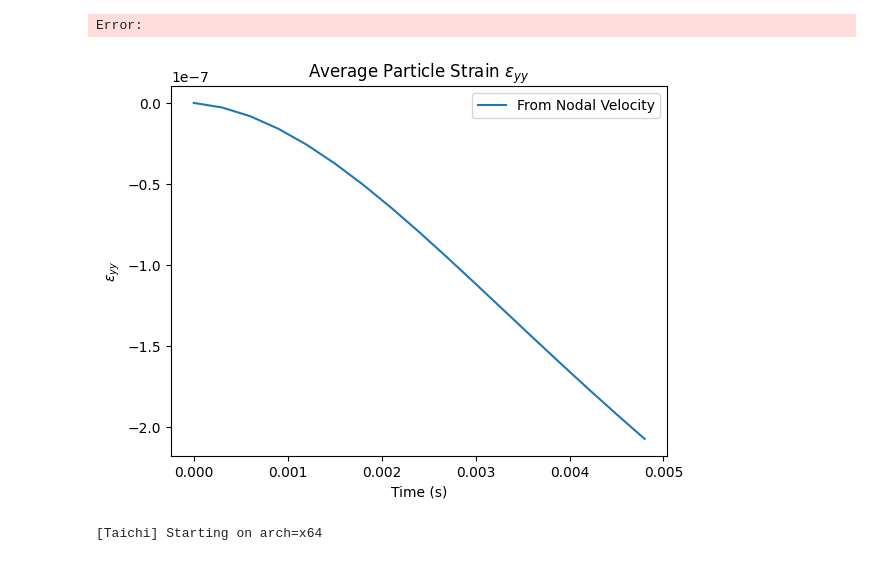
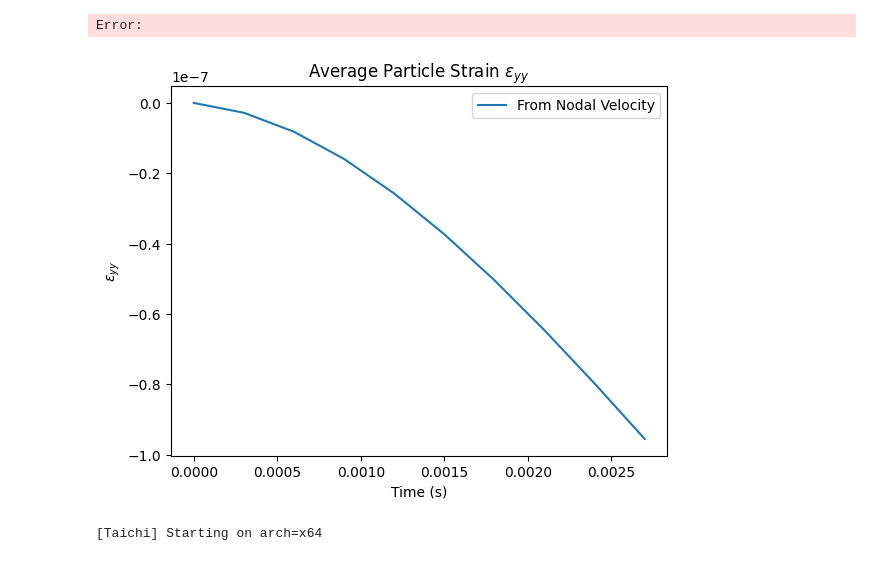
Before and after one commit to geoelements-dev/diffmpm_bridge, a Jupyter notebook: bridge_opt.ipynb, the cells around one changed output. Cells and saved outputs as stored; diff of their text form; code cells hidden in the pictures.

```diff
--- a/bridge_opt.ipynb
+++ b/bridge_opt.ipynb
@@ -68,20 +68,20 @@ for i in range(1024):
 # %%
 import numpy as np
 import matplotlib.pyplot as plt
 x_np = np.load('x_np.npy')
 strain = np.load('strain_test.npy')
-strain2 = np.load('strain_test2.npy')[:17]
+strain2 = np.load('strain_test2.npy')[:10]
 target_strain = np.load('target_strain.npy')
 # plt.plot(np.arange(strain.shape[0])*3e-4, np.mean(strain, axis=1)[:,0,0], label='From Deformation Gradient')
 plt.plot(np.arange(strain2.shape[0])*3e-4, np.mean(strain2, axis=1)[:,1], label='From Nodal Velocity')
 # plt.plot(np.arange(target_strain.shape[0])*2e-2/120, np.mean(target_strain, axis=1)[:,0,0])
 plt.title('Average Particle Strain $\epsilon_{yy}$')
 plt.xlabel('Time (s)')
 plt.ylabel('$\epsilon_{yy}$')
 plt.legend()
 plt.show()
 # %% [output]
-[figure, old version]
+[figure, new version]
 # %%
 import taichi as ti
 ti.init()
```
Also changed, not shown: 5 other files.
